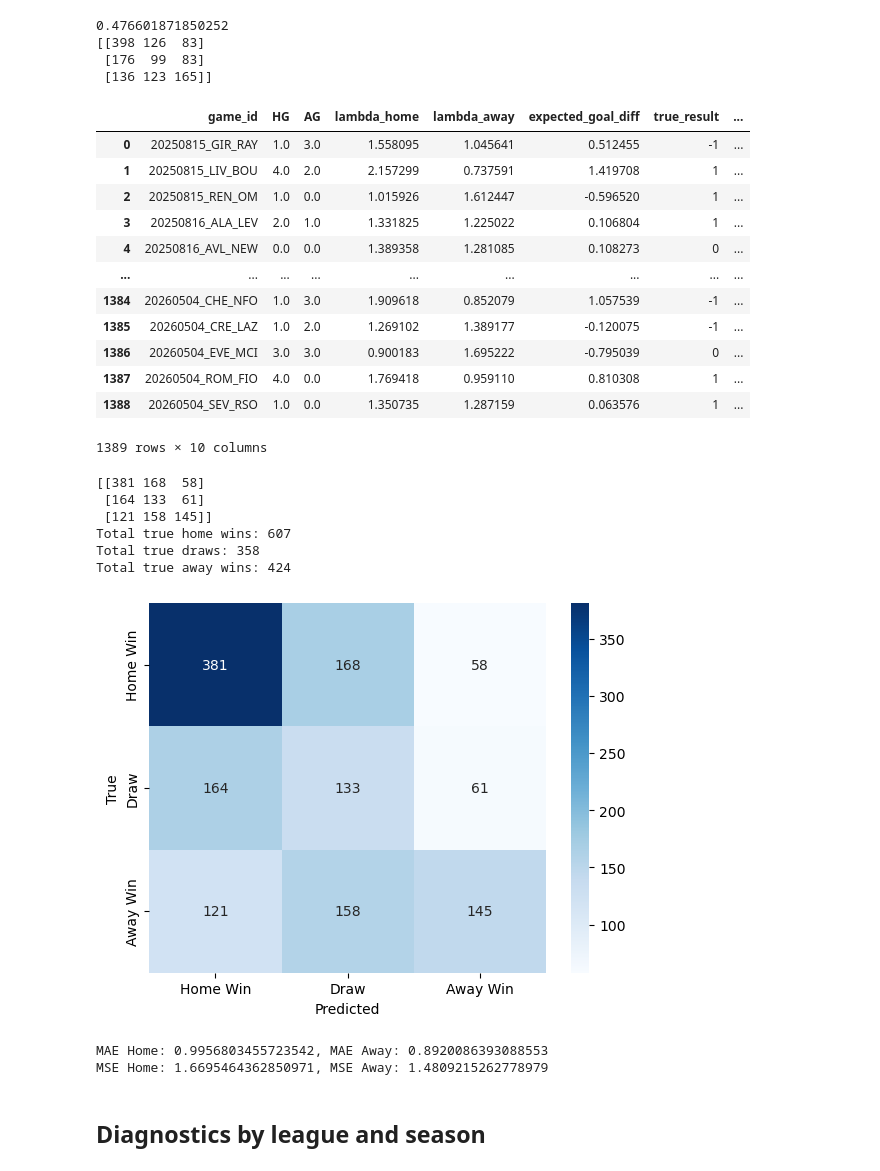
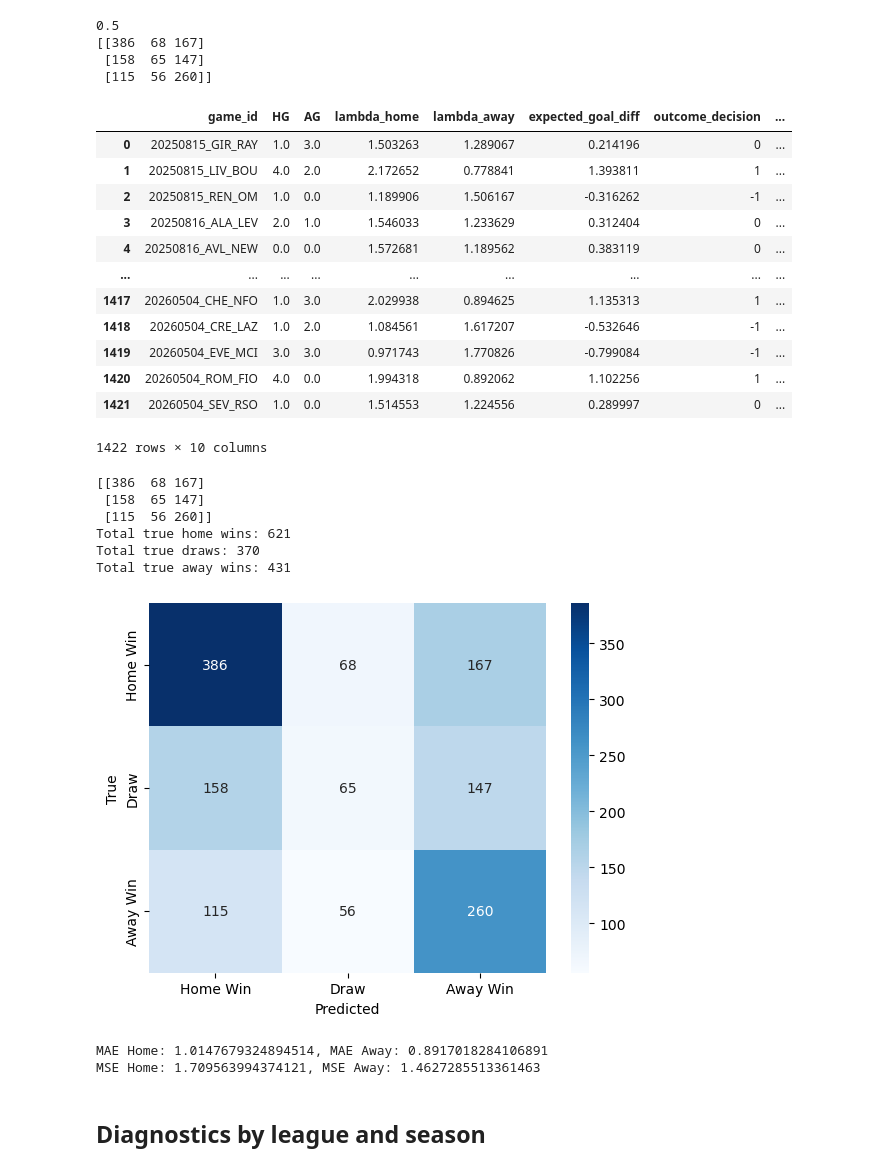
Before and after one commit to yjaam/soccer-match-prediction, a Jupyter notebook: notebooks/evaluate_NN.ipynb, the cells around one changed output. Saved outputs shown, nothing was run; the diff lists cells and outputs as text; code cells hidden in the pictures.

Commit message:
prepared dashboard for folder 1. next step folder 2.

```diff
--- a/notebooks/evaluate_NN.ipynb
+++ b/notebooks/evaluate_NN.ipynb
@@ -3,7 +3,7 @@ import pandas as pd
 import os
 # %%
 # load result csv files from the result_data folder
-results = pd.read_csv("../result_data/compromise_fusion_predictions.csv")
+results = pd.read_csv("../result_data/rnn_lstm_fusion_predictions.csv")
 # %%
 import numpy as np
 
@@ -19,9 +19,8 @@ results['true_result'] = results.apply(lambda row: 1 if row['HG'] > row['AG'] el
 # draw is declared, if the difference between lambda_home and lambda_away is less than xx
 
 # escaping the draw trap:
-# set t such that 25% of the predictions are draws
-t = results.apply(lambda row: abs(row['lambda_home'] - row['lambda_away']), axis=1).quantile(0.25)
-results['predicted_result'] = results.apply(lambda row: 1 if row['lambda_home'] > row['lambda_away'] + t else (-1 if row['lambda_home'] < row['lambda_away'] - t else 0), axis=1)
+# set t such that the accuracy of the model is maximized. This is done by iterating over a range of t values and calculating the accuracy for each t value. The t value that gives the highest accuracy is chosen as the threshold for declaring a draw.
+# the range of t values is from 0 to 1, with a step size of 0.01. The accuracy is calculated as the number of correct predictions divided by the total number of predictions. The correct predictions are those where the predicted_result matches the true_result, or where the predicted_result is 0 (draw) and the true_result is also 0 (draw). The total number of predictions is the number of rows in the results dataframe. The accuracy is calculated for each t value, and the t value that gives the highest accuracy is chosen as the threshold for declaring a draw.
 
 # calculate new columns for the home_predicted_abs_goals and away_predicted_abs_goals
 # round up the higher lambda and round down the lower lambda
@@ -29,63 +28,63 @@ results['home_predicted_abs_goals'] = results.apply(lambda row: int(np.ceil(row[
 results['away_predicted_abs_goals'] = results.apply(lambda row: int(np.ceil(row['lambda_away'])) if row['lambda_away'] > row['lambda_home'] else int(np.floor(row['lambda_away'])), axis=1)
 # %%
 # calculate accuracy of the predictions
-accuracy = (results['true_result'] == results['predicted_result']).mean()
+accuracy = (results['true_result'] == results['outcome_decision']).mean()
 print(accuracy)
 
 # confusion matrix
 from sklearn.metrics import confusion_matrix
-conf_matrix = confusion_matrix(results['true_result'], results['predicted_result'], labels=[1, 0, -1])
+conf_matrix = confusion_matrix(results['true_result'], results['outcome_decision'], labels=[1, 0, -1])
 print(conf_matrix)
 # %% [output]
-0.476601871850252
-[[398 126  83]
- [176  99  83]
- [136 123 165]]
+0.5
+[[386  68 167]
+ [158  65 147]
+ [115  56 260]]
 # %%
 results
 # %% [output]
-|  | game_id | HG | AG | lambda_home | lambda_away | expected_goal_diff | true_result | ... |
-| 0 | 20250815_GIR_RAY | 1.0 | 3.0 | 1.558095 | 1.045641 | 0.512455 | -1 | ... |
-| 1 | 20250815_LIV_BOU | 4.0 | 2.0 | 2.157299 | 0.737591 | 1.419708 | 1 | ... |
-| 2 | 20250815_REN_OM | 1.0 | 0.0 | 1.015926 | 1.612447 | -0.596520 | 1 | ... |
-| 3 | 20250816_ALA_LEV | 2.0 | 1.0 | 1.331825 | 1.225022 | 0.106804 | 1 | ... |
-| 4 | 20250816_AVL_NEW | 0.0 | 0.0 | 1.389358 | 1.281085 | 0.108273 | 0 | ... |
+|  | game_id | HG | AG | lambda_home | lambda_away | expected_goal_diff | outcome_decision | ... |
+| 0 | 20250815_GIR_RAY | 1.0 | 3.0 | 1.503263 | 1.289067 | 0.214196 | 0 | ... |
+| 1 | 20250815_LIV_BOU | 4.0 | 2.0 | 2.172652 | 0.778841 | 1.393811 | 1 | ... |
+| 2 | 20250815_REN_OM | 1.0 | 0.0 | 1.189906 | 1.506167 | -0.316262 | -1 | ... |
+| 3 | 20250816_ALA_LEV | 2.0 | 1.0 | 1.546033 | 1.233629 | 0.312404 | 0 | ... |
+| 4 | 20250816_AVL_NEW | 0.0 | 0.0 | 1.572681 | 1.189562 | 0.383119 | 0 | ... |
 | ... | ... | ... | ... | ... | ... | ... | ... | ... |
-| 1384 | 20260504_CHE_NFO | 1.0 | 3.0 | 1.909618 | 0.852079 | 1.057539 | -1 | ... |
-| 1385 | 20260504_CRE_LAZ | 1.0 | 2.0 | 1.269102 | 1.389177 | -0.120075 | -1 | ... |
-| 1386 | 20260504_EVE_MCI | 3.0 | 3.0 | 0.900183 | 1.695222 | -0.795039 | 0 | ... |
-| 1387 | 20260504_ROM_FIO | 4.0 | 0.0 | 1.769418 | 0.959110 | 0.810308 | 1 | ... |
-| 1388 | 20260504_SEV_RSO | 1.0 | 0.0 | 1.350735 | 1.287159 | 0.063576 | 1 | ... |
+| 1417 | 20260504_CHE_NFO | 1.0 | 3.0 | 2.029938 | 0.894625 | 1.135313 | 1 | ... |
+| 1418 | 20260504_CRE_LAZ | 1.0 | 2.0 | 1.084561 | 1.617207 | -0.532646 | -1 | ... |
+| 1419 | 20260504_EVE_MCI | 3.0 | 3.0 | 0.971743 | 1.770826 | -0.799084 | -1 | ... |
+| 1420 | 20260504_ROM_FIO | 4.0 | 0.0 | 1.994318 | 0.892062 | 1.102256 | 1 | ... |
+| 1421 | 20260504_SEV_RSO | 1.0 | 0.0 | 1.514553 | 1.224556 | 0.289997 | 0 | ... |
-1389 rows × 10 columns
+1422 rows × 10 columns
 # %%
 # create confusion matrix
 from sklearn.metrics import confusion_matrix
-confusion_matrix(results['true_result'], results['predicted_result'], labels=[1, 0, -1])
-print(confusion_matrix(results['true_result'], results['predicted_result'], labels=[1, 0, -1]))
+confusion_matrix(results['true_result'], results['outcome_decision'], labels=[1, 0, -1])
+print(confusion_matrix(results['true_result'], results['outcome_decision'], labels=[1, 0, -1]))
 # display better readable confusion matrix
 import seaborn as sns
 import matplotlib.pyplot as plt
-cm = confusion_matrix(results['true_result'], results['predicted_result'], labels=[1, 0, -1])
+cm = confusion_matrix(results['true_result'], results['outcome_decision'], labels=[1, 0, -1])
 sns.heatmap(cm, annot=True, fmt='d', cmap='Blues', xticklabels=['Home Win', 'Draw', 'Away Win'], yticklabels=['Home Win', 'Draw', 'Away Win'])
 plt.xlabel('Predicted')
 plt.ylabel('True')
 
 # compute total number of true home wins, draws, and away wins
 true_home_wins = (results['true_result'] == 1).sum()
 true_draws = (results['true_result'] == 0).sum()
 true_away_wins = (results['true_result'] == -1).sum()
 
 print(f"Total true home wins: {true_home_wins}")
 print(f"Total true draws: {true_draws}")
 print(f"Total true away wins: {true_away_wins}")
 # %% [output]
-[[381 168  58]
- [164 133  61]
- [121 158 145]]
-Total true home wins: 607
-Total true draws: 358
-Total true away wins: 424
+[[386  68 167]
+ [158  65 147]
+ [115  56 260]]
+Total true home wins: 621
+Total true draws: 370
+Total true away wins: 431
-[figure, old version]
+[figure, new version]
 # %%
 # calculate MAE and MSE for the predicted lambdas
 from sklearn.metrics import mean_absolute_error, mean_squared_error
@@ -96,8 +95,8 @@ mse_away = mean_squared_error(results['AG'], results['away_predicted_abs_goals']
 print(f"MAE Home: {mae_home}, MAE Away: {mae_away}")
 print(f"MSE Home: {mse_home}, MSE Away: {mse_away}")
 # %% [output]
-MAE Home: 0.9956803455723542, MAE Away: 0.8920086393088553
-MSE Home: 1.6695464362850971, MSE Away: 1.4809215262778979
+MAE Home: 1.0147679324894514, MAE Away: 0.8917018284106891
+MSE Home: 1.709563994374121, MSE Away: 1.4627285513361463
 # %% [markdown]
 ## Diagnostics by league and season
 # %%
```
Also changed, not shown: parts of 4 cells of this notebook, 47 other files.
